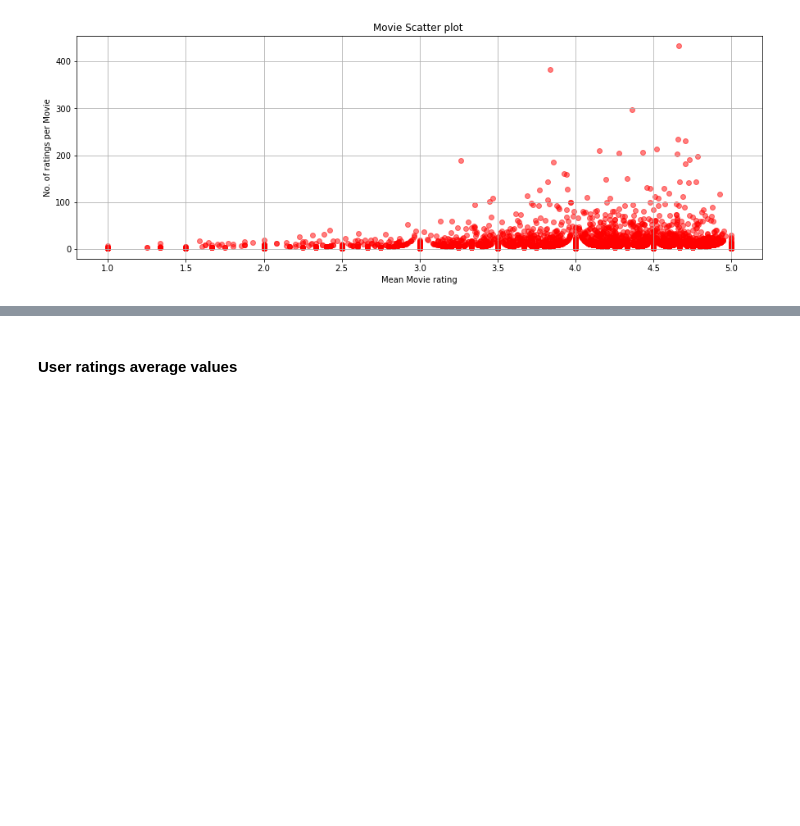
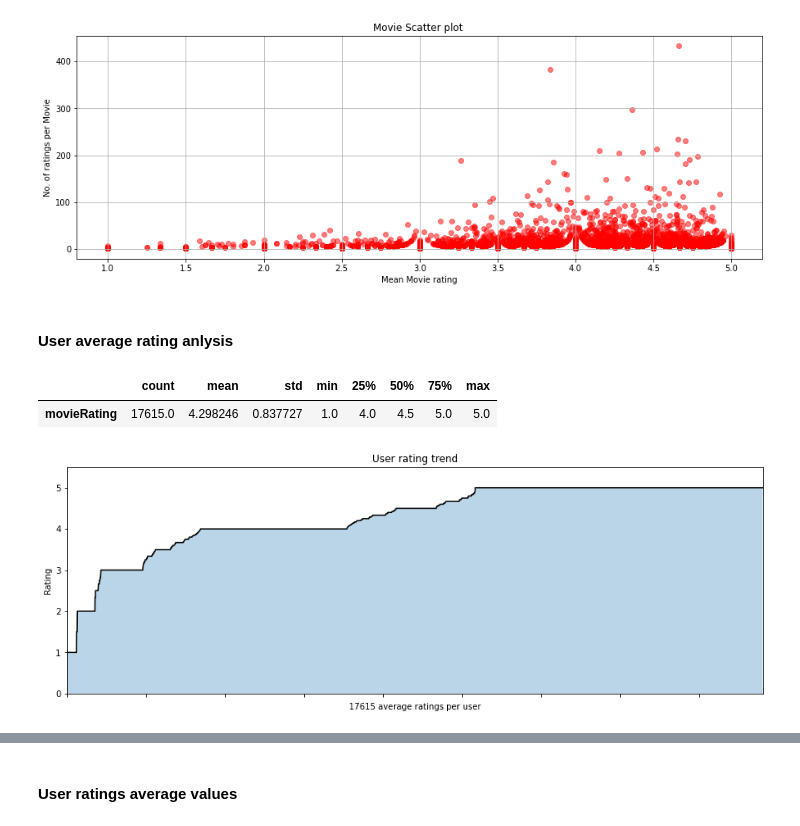
Before and after one commit to andres112/Social-Media-Analytics, a Jupyter notebook: Project/main.ipynb, the cells around one changed output, grey strips where cells are left out. Cells and saved outputs as stored; diff of their text form; code cells hidden in the pictures; blank space fills up the shorter version.

```diff
--- a/Project/main.ipynb
+++ b/Project/main.ipynb
@@ -160,4 +162,15 @@ Ratings per Movie
 | 7584 | 4.658120 | 234 |
 | 6159 | 4.705628 | 231 |
 [figure]
+# %% [markdown]
+#### User average rating anlysis
+# %%
+dataset_user_av = dataset.groupby("userId").mean()
+dataset_user_av.describe().T
+# Plot number of movies per rating
+plots.avg_ratings_per_user(dataset_user_av['movieRating'])
+# %% [output]
+|  | count | mean | std | min | 25% | 50% | 75% | max |
+| movieRating | 17615.0 | 4.298246 | 0.837727 | 1.0 | 4.0 | 4.5 | 5.0 | 5.0 |
+[figure, added]
 # %% [markdown]
```
Also changed, not shown: parts of 7 cells of this notebook, 1 other file.
